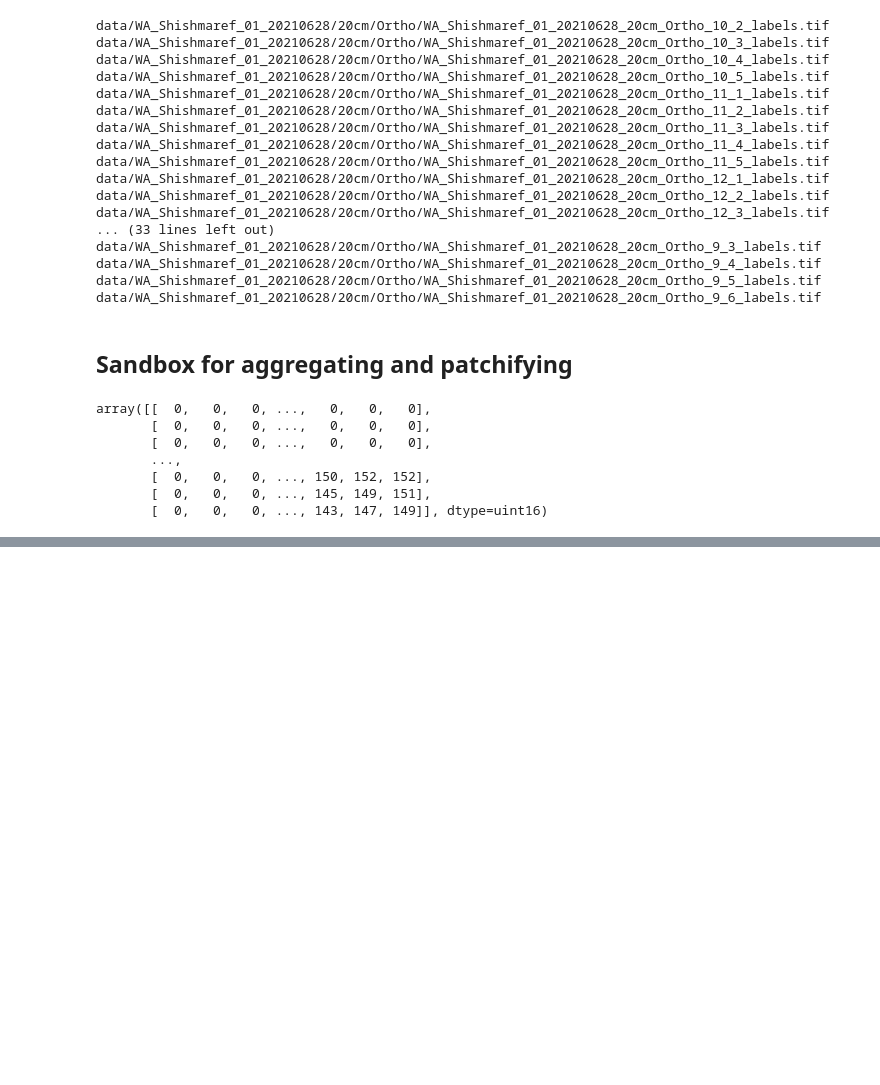
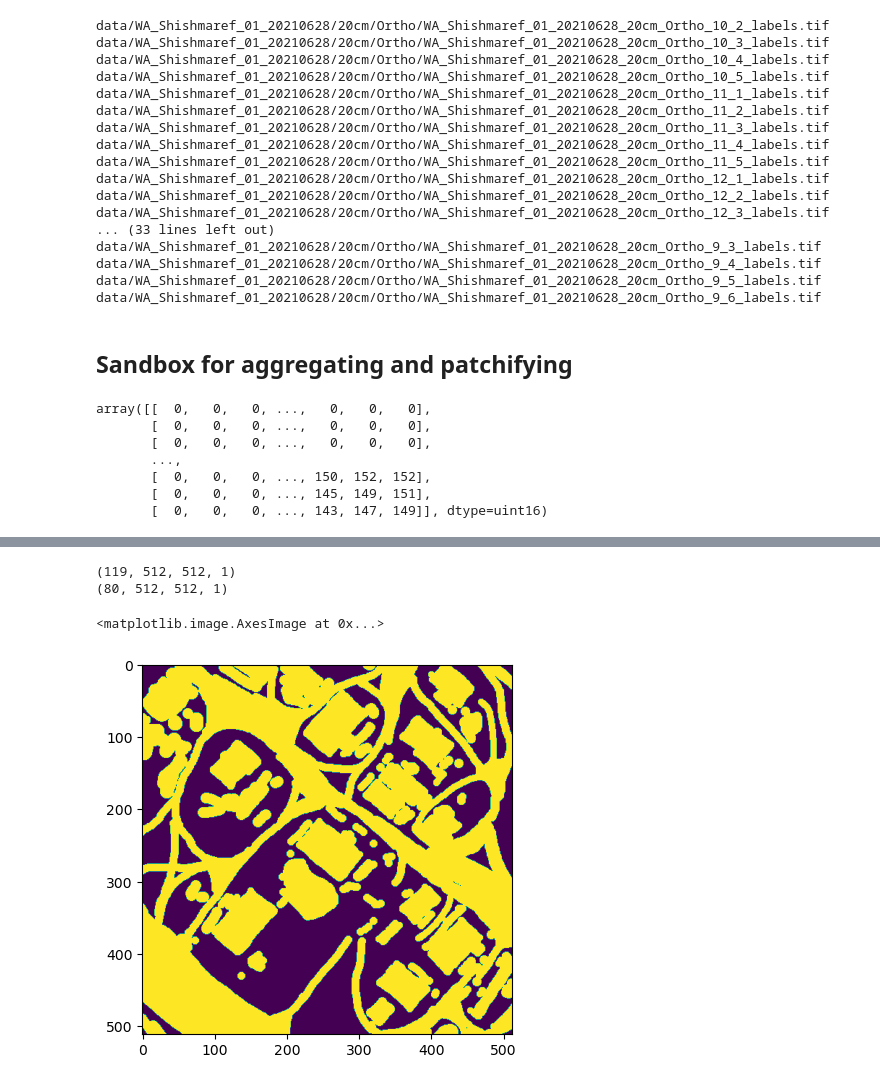
Before and after one commit to dluks/permafrost-final, a Jupyter notebook: data_wrangling.ipynb, the cells around one changed output, grey strips where cells are left out. Saved outputs shown, nothing was run; the diff lists cells and outputs as text; code cells hidden in the pictures; blank space fills up the shorter version.

```diff
--- a/data_wrangling.ipynb
+++ b/data_wrangling.ipynb
@@ -287,3 +319,14 @@ array([[[nan, nan, nan],
+# %%
+print(y_train.shape)
+print(y_train_new.shape)
+# %% [output]
+(119, 512, 512, 1)
+(80, 512, 512, 1)
+# %%
+plt.imshow(y_train[8])
+# %% [output]
+<matplotlib.image.AxesImage at 0x...>
+[figure, added]
 # %%
 _, (ax0, ax1) = plt.subplots(1, 2)
 k = np.random.randint(0, X_train.shape[0] - 1)
```
Also changed, not shown: parts of 6 cells of this notebook.
